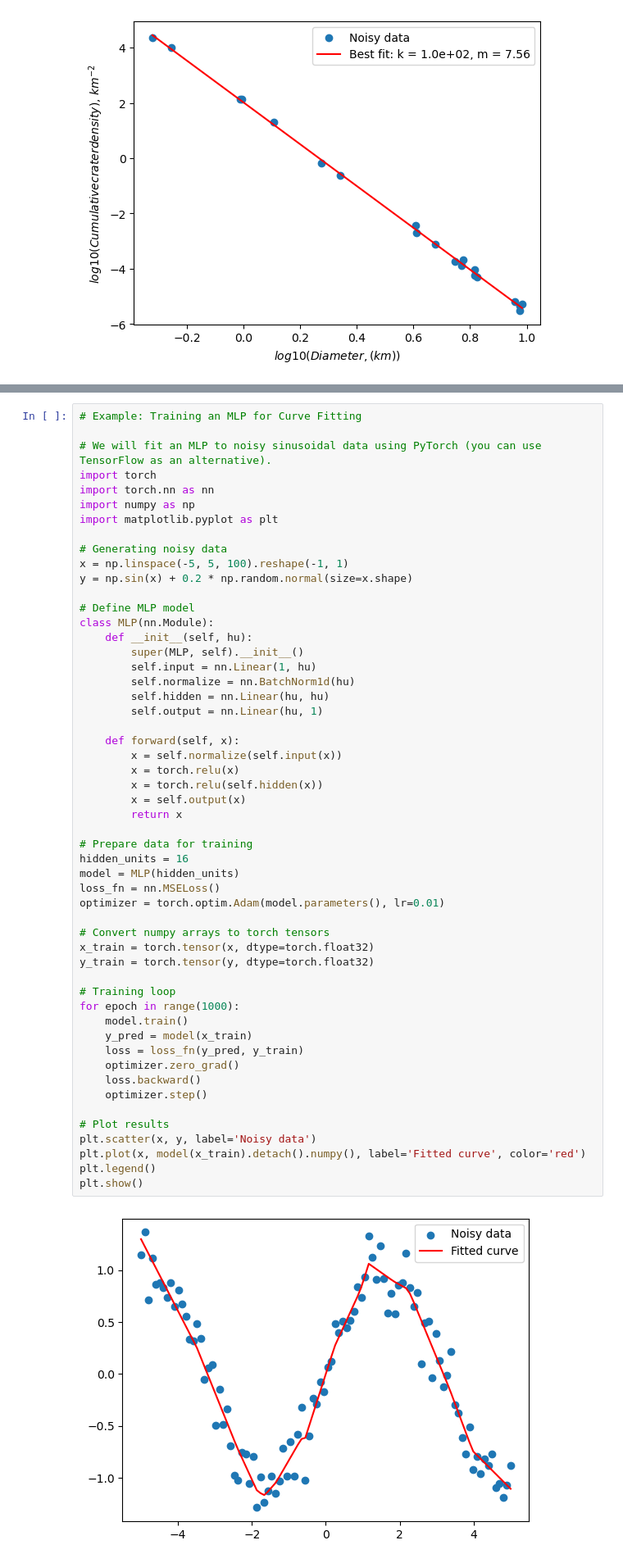
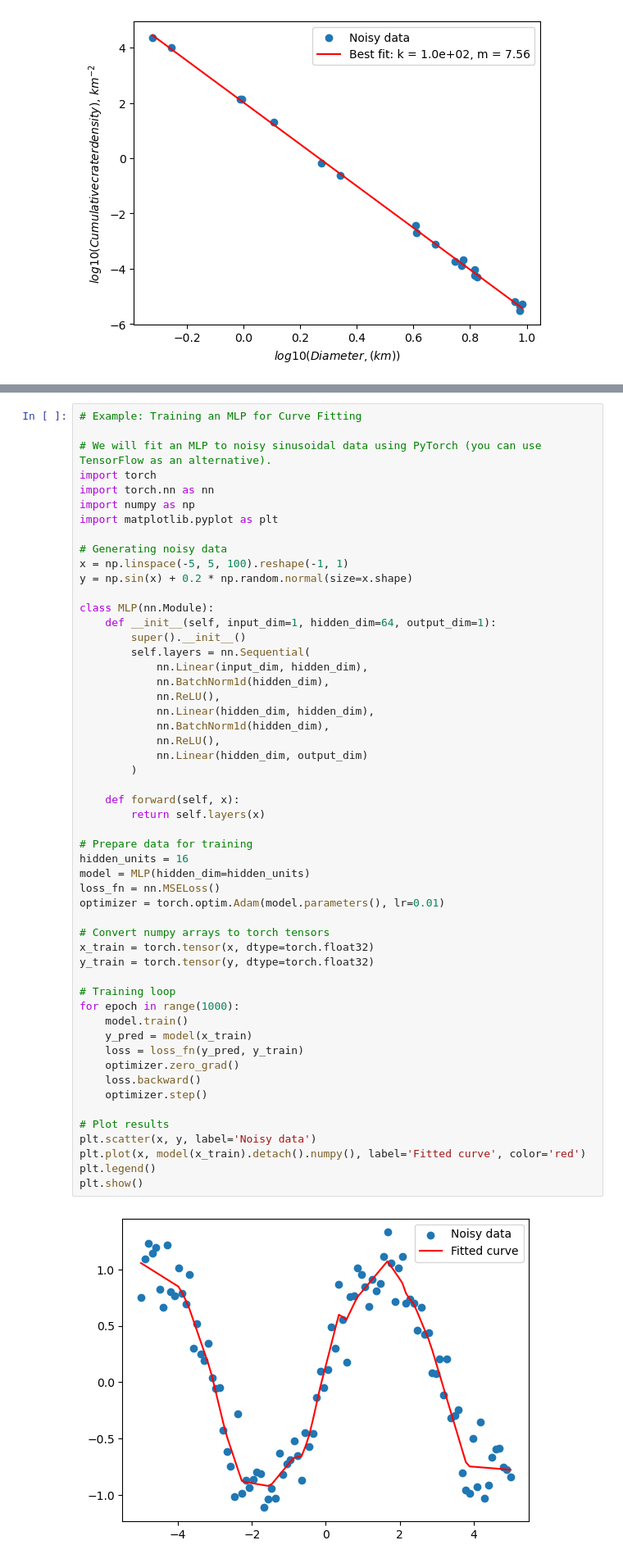
Before and after one commit to Michael-S-Phillips/PTYS_AI, a Jupyter notebook: 02_Curve_Fitting/notebooks/curve_fitting.ipynb, the cells around one changed output, grey strips where cells are left out. Shown at 82% size. Drawn from its saved outputs; the diff is of its cells as text.

```diff
--- a/02_Curve_Fitting/notebooks/curve_fitting.ipynb
+++ b/02_Curve_Fitting/notebooks/curve_fitting.ipynb
@@ -185,48 +185,48 @@ import matplotlib.pyplot as plt
 x = np.linspace(-5, 5, 100).reshape(-1, 1)
 y = np.sin(x) + 0.2 * np.random.normal(size=x.shape)
 
-# Define MLP model
 class MLP(nn.Module):
-    def __init__(self, hu):
-        super(MLP, self).__init__()
-        self.input = nn.Linear(1, hu)
-        self.normalize = nn.BatchNorm1d(hu)
-        self.hidden = nn.Linear(hu, hu)
-        self.output = nn.Linear(hu, 1)
+    def __init__(self, input_dim=1, hidden_dim=64, output_dim=1):
+        super().__init__()
+        self.layers = nn.Sequential(
+            nn.Linear(input_dim, hidden_dim),
+            nn.BatchNorm1d(hidden_dim),
+            nn.ReLU(),
+            nn.Linear(hidden_dim, hidden_dim),
+            nn.BatchNorm1d(hidden_dim),
+            nn.ReLU(),
+            nn.Linear(hidden_dim, output_dim)
+        )
 
     def forward(self, x):
-        x = self.normalize(self.input(x))
-        x = torch.relu(x)
-        x = torch.relu(self.hidden(x))
-        x = self.output(x)
-        return x
+        return self.layers(x)
 
 # Prepare data for training
 hidden_units = 16
-model = MLP(hidden_units)
+model = MLP(hidden_dim=hidden_units)
 loss_fn = nn.MSELoss()
 optimizer = torch.optim.Adam(model.parameters(), lr=0.01)
 
 # Convert numpy arrays to torch tensors
 x_train = torch.tensor(x, dtype=torch.float32)
 y_train = torch.tensor(y, dtype=torch.float32)
 
 # Training loop
 for epoch in range(1000):
     model.train()
     y_pred = model(x_train)
     loss = loss_fn(y_pred, y_train)
     optimizer.zero_grad()
     loss.backward()
     optimizer.step()
 
 # Plot results
 plt.scatter(x, y, label='Noisy data')
 plt.plot(x, model(x_train).detach().numpy(), label='Fitted curve', color='red')
 plt.legend()
 plt.show()
 # %% [output]
-[figure, old version]
+[figure, new version]
 # %% [markdown]
 # Case Study: CRISM Noise Remediation
 
```
Also changed, not shown: parts of 1 cell of this notebook.
